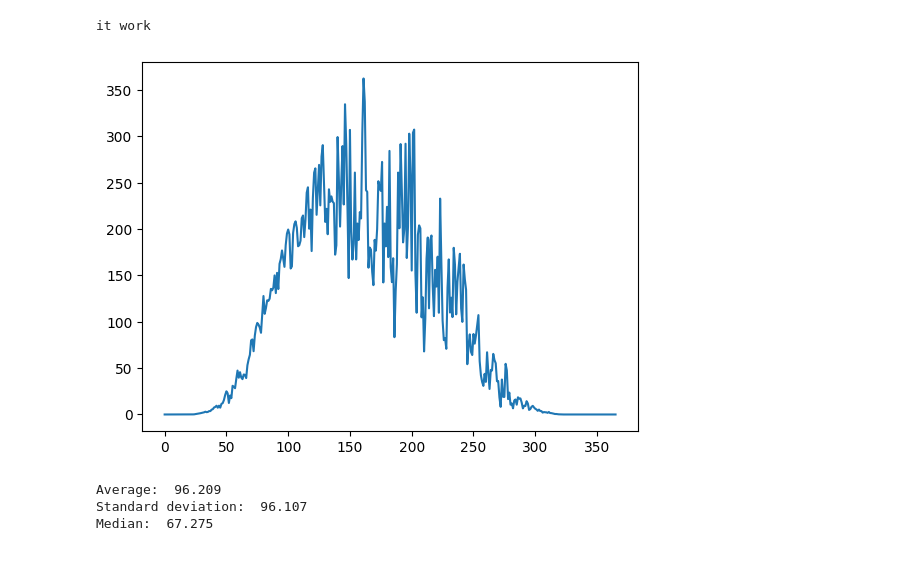
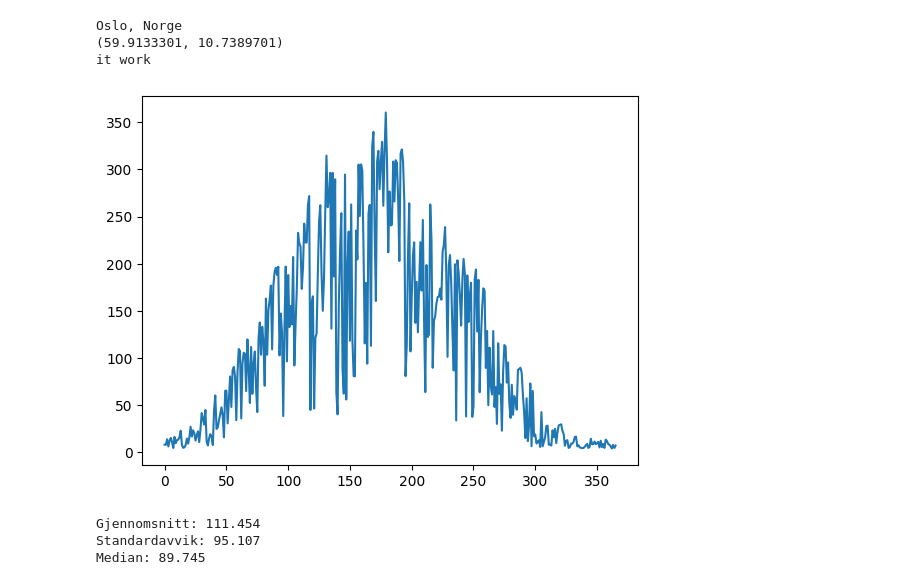
Before and after one commit to AbelSnabel/TDT4114_del_1_miljoanalyse, a Jupyter notebook: oppgave.ipynb, the cells around one changed output. Saved outputs shown, nothing was run; the diff lists cells and outputs as text; code cells hidden in the pictures.

```diff
--- a/oppgave.ipynb
+++ b/oppgave.ipynb
@@ -4,43 +4,45 @@ import matplotlib.pyplot as plt
 import numpy as np
 import pandas as pd
 
 from geopy.geocoders import Nominatim
 
-
-
-
+#bruker et bibliotek for å finne koordinater basert på input, for å slippe at brukeren må skrive inn koordinater
+geolocator = Nominatim(user_agent="miljøanalyse_abel")
+location = geolocator.geocode(input("location: "))
+print(location.address)
+print((location.latitude, location.longitude))
 
 starttid = "20050101" #YYYYMMDD
 sluttid = "20060101" #YYYYMMDD
 type = "daily"
-lon_min, lon_max = 60, 64
-lat_min, lat_max = 70,74
+lon_min, lon_max = location.longitude-1.01, location.longitude+1.01
+lat_min, lat_max = location.latitude-1.01, location.latitude+1.01
 
 url = f"https://power.larc.nasa.gov/api/temporal/{type}/regional?parameters=ALLSKY_SFC_SW_DWN&community=SB&longitude-min={lon_min}&longitude-max={lon_max}&latitude-min={lat_min}&latitude-max={lat_max}&start={starttid}&end={sluttid}&format=JSON"
 
 response = requests.get(url)
 if response.status_code == 422:
     print("it kill itself")
     exit("rip")
 elif response.status_code == 200:
     print("it work")
 elif response.status_code == 429:
     print("stop spam pls")
     exit("rip")
 
 data = response.json()["features"][0]["properties"]["parameter"]["ALLSKY_SFC_SW_DWN"]
 
 plt.plot(range(0,len(data.values())),data.values())
 plt.show()
 
 df = pd.DataFrame(list(data.values()),list(data.keys()))
 # %% [output]
+Oslo, Norge
+(59.9133301, 10.7389701)
 it work
-[figure, old version]
+[figure, new version]
 # %%
 import numpy as np
-
-data = df[0]
 
 def average(data):
     return np.mean(data)
@@ -51,10 +53,10 @@ def std_dev(data):
 def median(data):
     return np.median(data)
 
-print("Average: ", round(average(data), 3))
-print("Standard deviation: ", round(std_dev(data), 3))
-print("Median: ", round(median(data), 3))
+print(f"Gjennomsnitt: {average(df[0]):.3f}")
+print(f"Standardavvik: {std_dev(df[0]):.3f}")
+print(f"Median: {median(df[0]):.3f}")
 # %% [output]
-Average:  96.209
-Standard deviation:  96.107
-Median:  67.275
+Gjennomsnitt: 111.454
+Standardavvik: 95.107
+Median: 89.745
```
